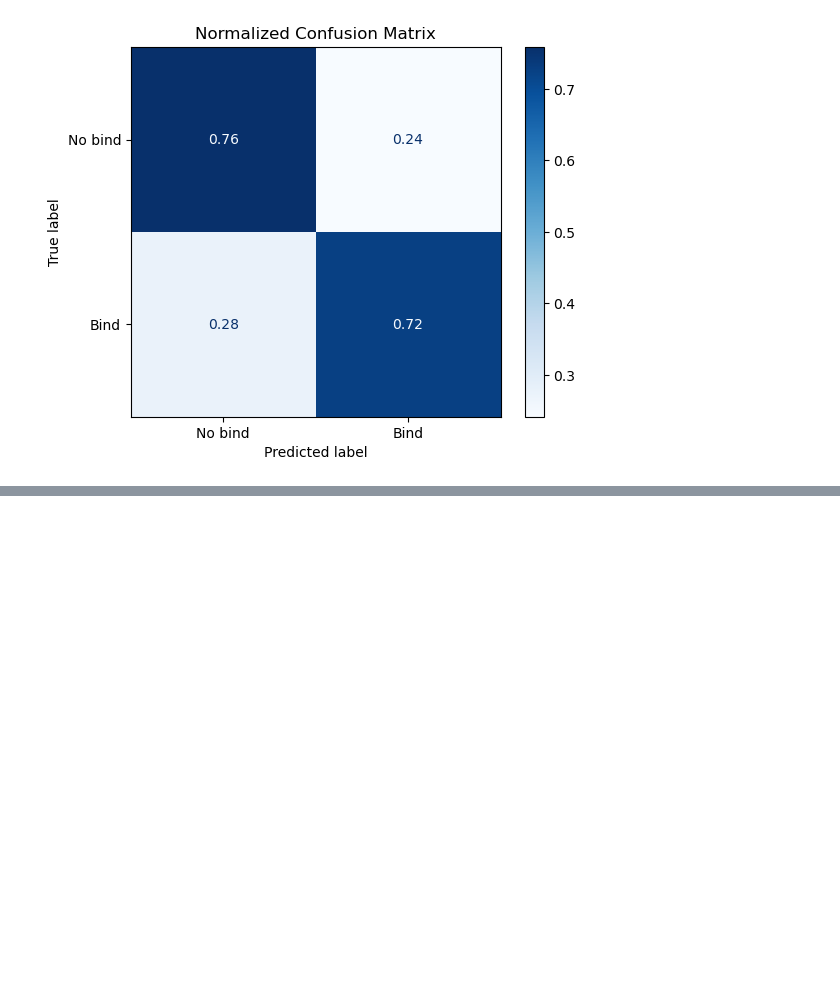
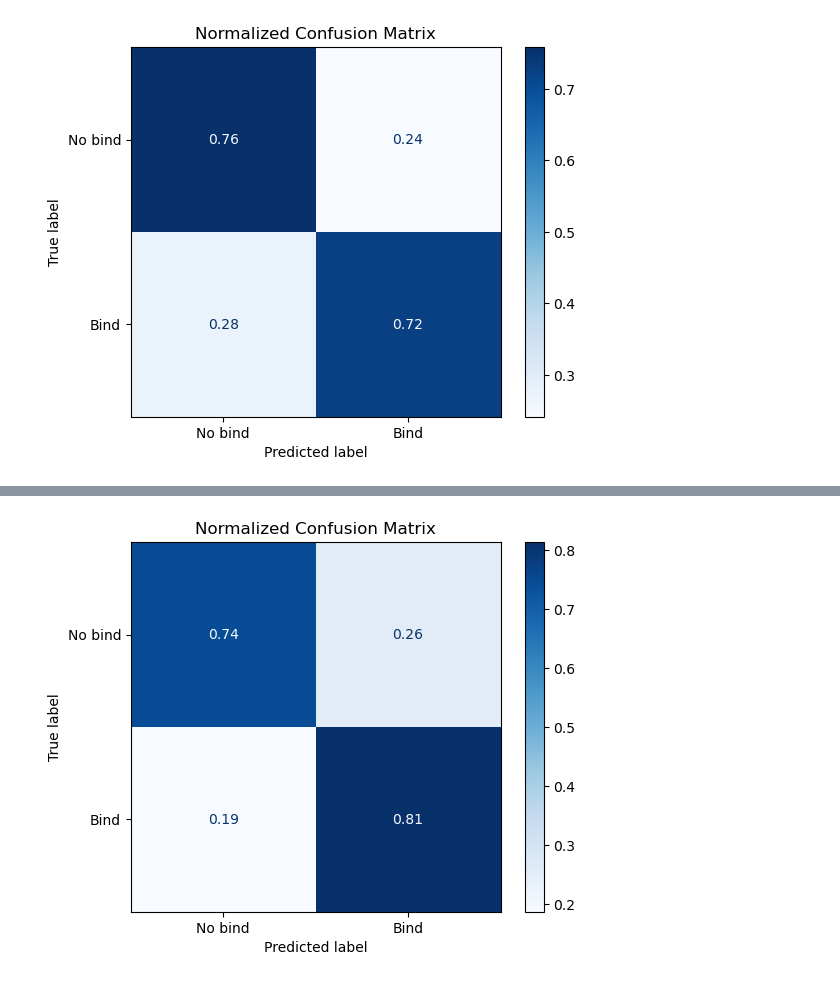
Before and after one commit to tonyreina/tdc-tcr-epitope-antibody-binding, a Jupyter notebook: notebooks/tdc-tcr-epitope-binding-affinity-model.ipynb, the cells around one changed output, grey strips where cells are left out. Saved outputs shown, nothing was run; the diff lists cells and outputs as text; code cells hidden in the pictures; blank space fills up the shorter version.

Commit message:
PyTorch Lightning model now does inference

```diff
--- a/notebooks/tdc-tcr-epitope-binding-affinity-model.ipynb
+++ b/notebooks/tdc-tcr-epitope-binding-affinity-model.ipynb
@@ -533,0 +698,28 @@ Loaded model weights from checkpoint at /users/tony_reina/personal_projects/tdc-
+# %%
+binding_model = Lit_Binding_Model.load_from_checkpoint("best_model.ckpt", kwargs=model_parameters)
+
+binding_model.eval()
+
+def get_predictions(x_dataset: np.ndarray):
+    """Use model to make binding predictions
+
+    Args:
+        x_dataset: A Numpy array of embedding vectors.
+
+    """
+    predictions_pytorch = []
+
+    with torch.no_grad():
+
+        for x in tqdm(x_dataset, desc="Making predictions on the dataset"):
+
+            prediction = binding_model(torch.Tensor(np.expand_dims(x, 0)))
+
+            if prediction > 0.5:  # Predict binds?
+                predictions_pytorch.append(1)
+            else:
+                predictions_pytorch.append(0)
+
+    return np.array(predictions_pytorch)
+# %%
+predictions_pytorch = get_predictions(X_test)
@@ -533,0 +739,11 @@ Loaded model weights from checkpoint at /users/tony_reina/personal_projects/tdc-
+# %%
+# creating a confusion matrix
+cm_norm = confusion_matrix(y_test, predictions_pytorch, normalize="true")
+
+disp = ConfusionMatrixDisplay(confusion_matrix=cm_norm, display_labels=CLASS_NAMES)
+disp.plot(cmap="Blues")
+
+disp.ax_.set_title("Normalized Confusion Matrix")
+disp.ax_.grid(False)
+# %% [output]
+[figure, added]
```
Also changed, not shown: parts of 27 cells of this notebook.
